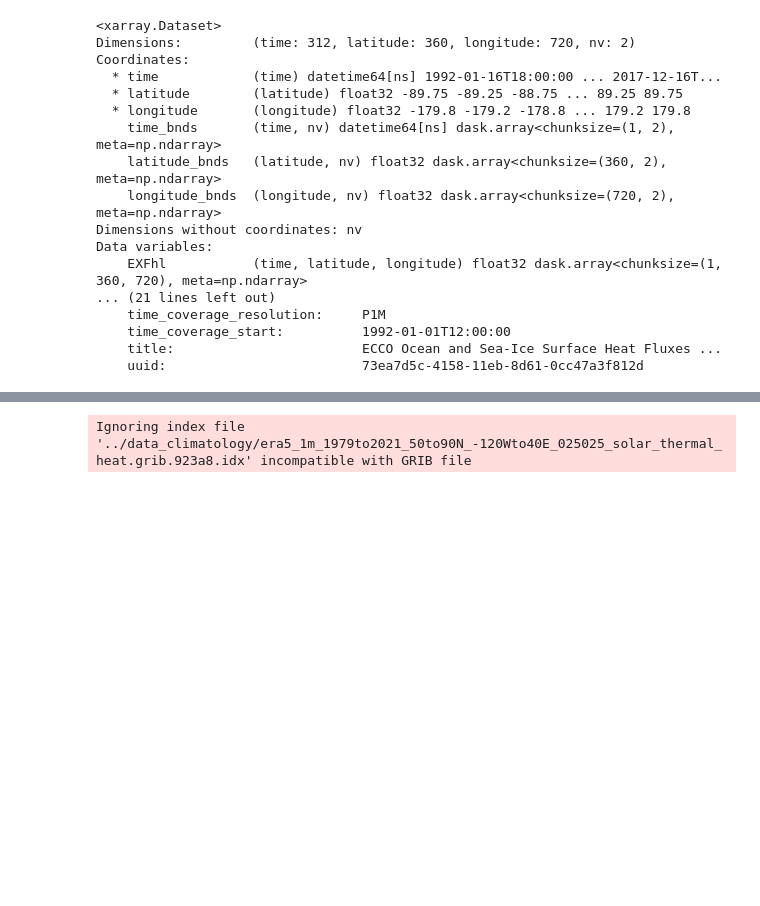
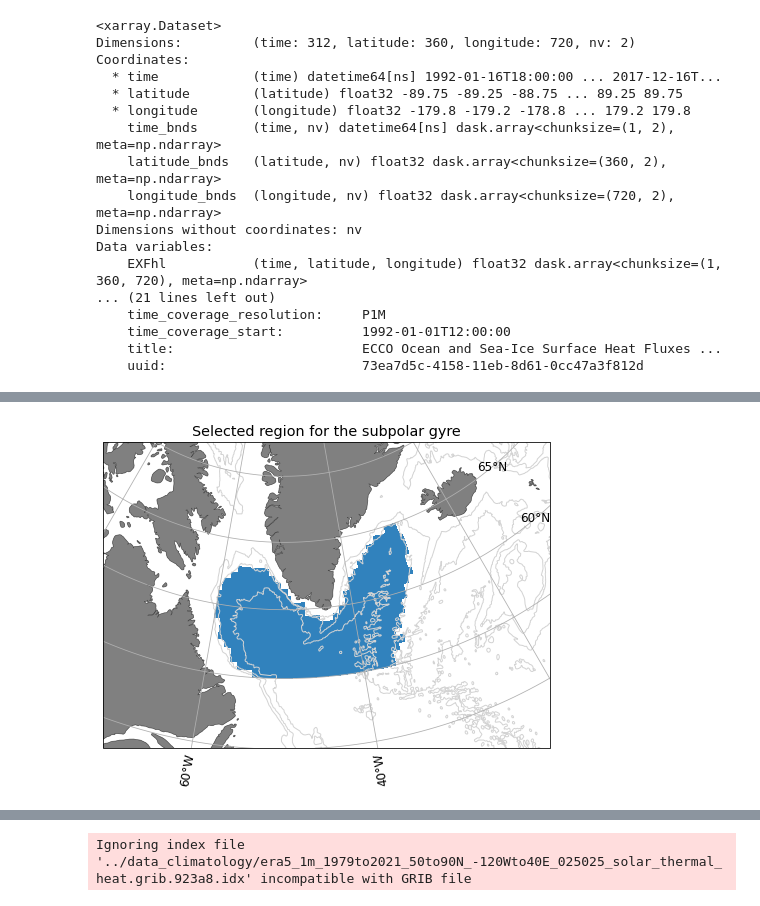
Before and after one commit to mjzahn/ecco, a Jupyter notebook: ecco_vs_era5_heatflux.ipynb, the cells around one changed output, grey strips where cells are left out. Cells and saved outputs as stored; diff of their text form; code cells hidden in the pictures; blank space fills up the shorter version.

```diff
--- a/ecco_vs_era5_heatflux.ipynb
+++ b/ecco_vs_era5_heatflux.ipynb
@@ -117,0 +97,26 @@ print(ecco_winter_heat)
+# %%
+# Plot region selected for analysis
+plt.rcParams['font.size'] = 12
+fig = plt.figure(figsize=[8,10])
+
+ax1=plt.subplot(1,1,1, projection=ccrs.NorthPolarStereo(central_longitude=-50))
+ax1.set_extent([-70, -20, 50, 70], ccrs.PlateCarree()) # Limit the map extent
+ax1.add_feature(cfeature.COASTLINE, edgecolor='k',linewidth=0.2)
+ax1.add_feature(cfeature.LAND, color='gray')
+bathym = cfeature.NaturalEarthFeature(name='bathymetry_J_1000', scale='10m', category='physical')
+ax1.add_feature(bathym, facecolor='none', edgecolor='lightgray')
+bathym = cfeature.NaturalEarthFeature(name='bathymetry_I_2000', scale='10m', category='physical')
+ax1.add_feature(bathym, facecolor='none', edgecolor='lightgray')
+bathym = cfeature.NaturalEarthFeature(name='bathymetry_H_3000', scale='10m', category='physical')
+ax1.add_feature(bathym, facecolor='none', edgecolor='lightgray', label=True)
+
+gl = ax1.gridlines(draw_labels=True)
+
+gl.top_labels=False
+
+data_cartopy_crs = ccrs.PlateCarree()
+ecco_EXFqnet_gyre.isel(time=100).plot(ax=ax1,transform=ccrs.PlateCarree(),cmap='tab20c',vmin= -1, vmax=1,add_colorbar=False)
+
+ax1.set_title("Selected region for the subpolar gyre");
+# %% [output]
+[figure, added]
```
Also changed, not shown: parts of 37 cells of this notebook, 1 other file.
